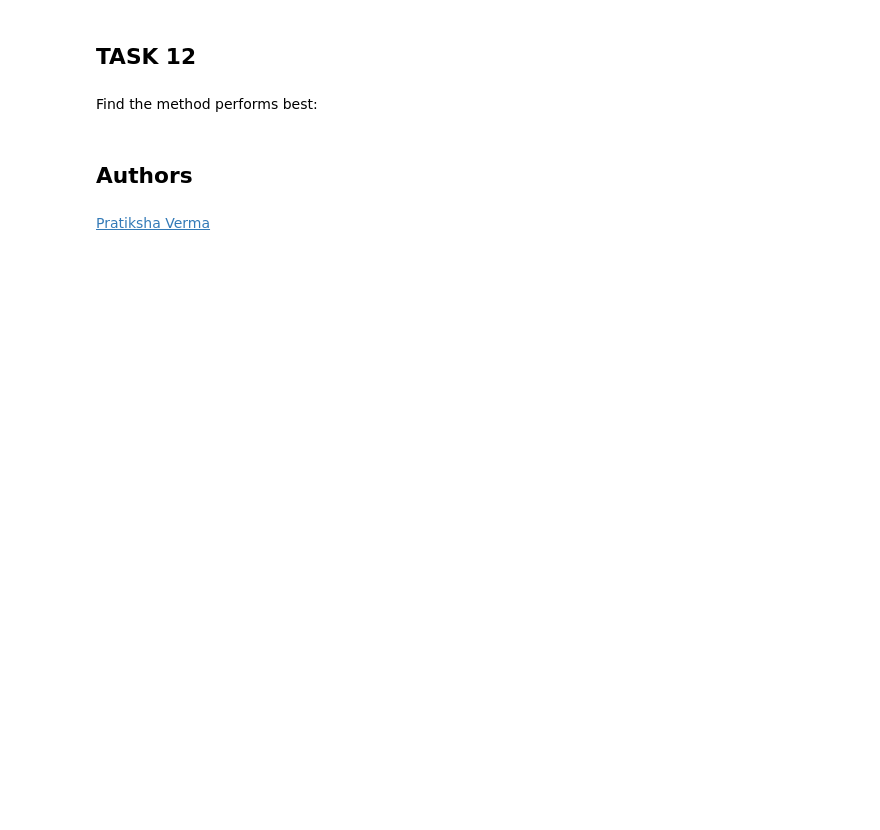
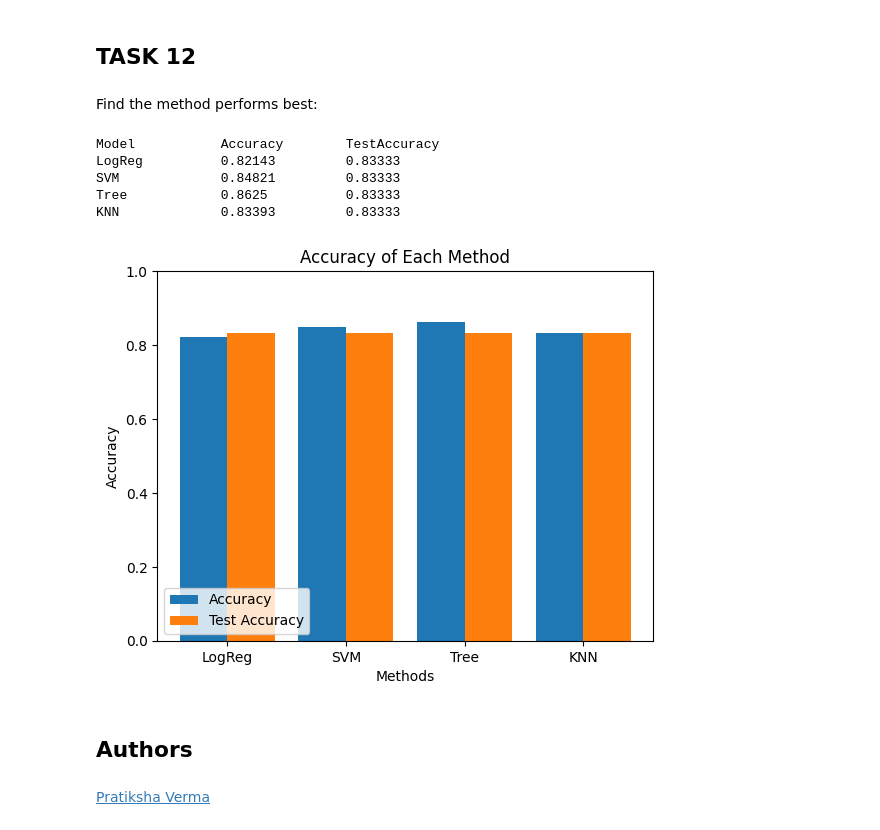
Before and after one commit to cescfamadas/IBM-Applied-Data-Science-Capstone, a Jupyter notebook: SpaceX-Machine-Learning-Prediction-Part-5-v1.ipynb, the cells around one changed output. Cells and saved outputs as stored; diff of their text form; code cells hidden in the pictures; blank space fills up the shorter version.

```diff
--- a/SpaceX-Machine-Learning-Prediction-Part-5-v1.ipynb
+++ b/SpaceX-Machine-Learning-Prediction-Part-5-v1.ipynb
@@ -225,7 +233,7 @@ parameters = {'kernel':('linear', 'rbf','poly','rbf', 'sigmoid'),
 svm = SVC()
 # %%
 # Create a GridSearchCV object with cv=10
-svm_cv = GridSearchCV(svm, parameters, cv=10)
+svm_cv = GridSearchCV(estimator=svm, cv=10, param_grid=parameters)
 
 # Fit the GridSearchCV object to the data
 svm_cv.fit(X_train, Y_train)
@@ -289,3 +326,6 @@ parameters = {'n_neighbors': [1, 2, 3, 4, 5, 6, 7, 8, 9, 10],
               'p': [1,2]}
 
 KNN = KNeighborsClassifier()
+# %%
+knn_cv = GridSearchCV(estimator=KNN, cv=10, param_grid=parameters)
+knn_cv.fit(X_train, Y_train)
@@ -305,6 +361,50 @@ plot_confusion_matrix(Y_test,yhat)
 ## TASK  12
 # %% [markdown]
 Find the method performs best:
+# %%
+print("Model\t\tAccuracy\tTestAccuracy")  # ,logreg_cv.best_score_)
+print("LogReg\t\t{}\t\t{}".format(round(logreg_cv.best_score_, 5), round(logreg_cv.score(X_test, Y_test), 5)))
+print("SVM\t\t{}\t\t{}".format(round(svm_cv.best_score_, 5), round(svm_cv.score(X_test, Y_test), 5)))
+print("Tree\t\t{}\t\t{}".format(round(tree_cv.best_score_, 5), round(tree_cv.score(X_test, Y_test), 5)))
+print("KNN\t\t{}\t\t{}".format(round(knn_cv.best_score_, 5), round(knn_cv.score(X_test, Y_test), 5)))
+
+comparison = {}
+
+comparison['LogReg'] = {'Accuracy': round(logreg_cv.best_score_, 5), 'TestAccuracy': round(logreg_cv.score(X_test, Y_test), 5)}
+comparison['SVM'] = {'Accuracy': round(svm_cv.best_score_, 5), 'TestAccuracy': round(svm_cv.score(X_test, Y_test), 5)}
+comparison['Tree'] = {'Accuracy': round(tree_cv.best_score_, 5), 'TestAccuracy': round(tree_cv.score(X_test, Y_test), 5)}
+comparison['KNN'] = {'Accuracy': round(knn_cv.best_score_, 5), 'TestAccuracy': round(knn_cv.score(X_test, Y_test), 5)}
+# %% [output]
+Model           Accuracy        TestAccuracy
+LogReg          0.82143         0.83333
+SVM             0.84821         0.83333
+Tree            0.8625          0.83333
+KNN             0.83393         0.83333
+# %%
+x = []
+y1 = []
+y2 = []
+for meth in comparison.keys():
+    x.append(meth)
+    y1.append(comparison[meth]['Accuracy'])
+    y2.append(comparison[meth]['TestAccuracy'])
+
+
+x_axis = np.arange(len(x))
+
+plt.bar(x_axis - 0.2, y1, 0.4, label='Accuracy')
+plt.bar(x_axis + 0.2, y2, 0.4, label='Test Accuracy')
+
+plt.ylim([0, 1])
+plt.xticks(x_axis, x)
+
+plt.xlabel("Methods")
+plt.ylabel("Accuracy")
+plt.title("Accuracy of Each Method")
+plt.legend(loc='lower left')
+plt.show()
+# %% [output]
+[figure, added]
 # %% [markdown]
 ## Authors
 # %% [markdown]
```
Also changed, not shown: parts of 17 cells of this notebook, 3 other files.
